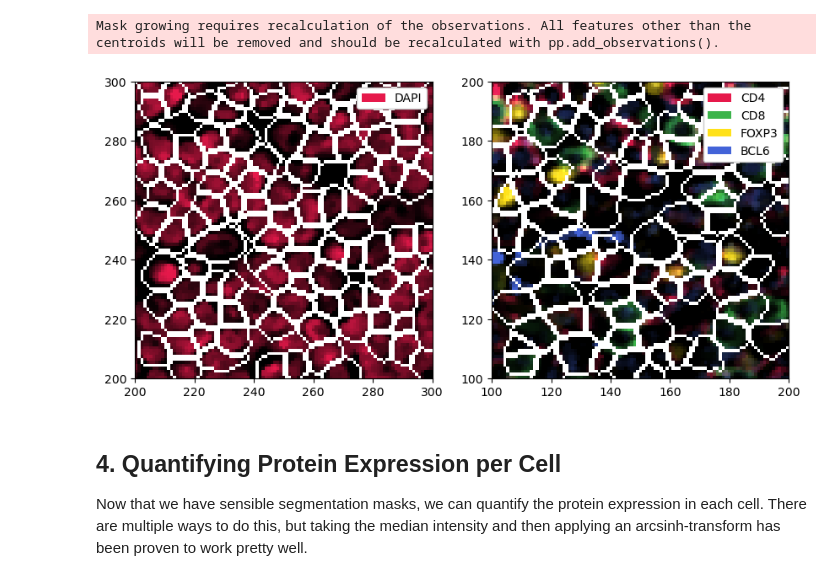
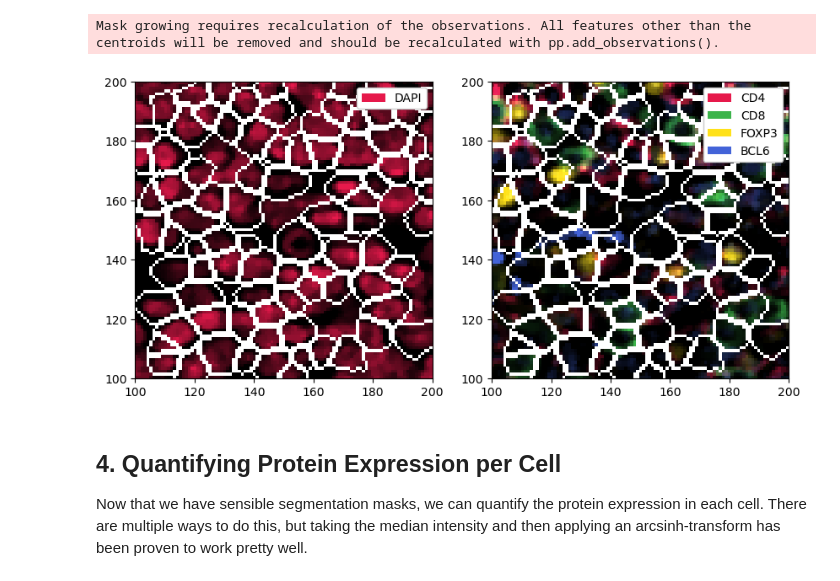
Before and after one commit to sagar87/spatialproteomics, a Jupyter notebook: docs/notebooks/ExampleWorkflow.ipynb, the cells around one changed output. Cells and saved outputs as stored; diff of their text form; code cells hidden in the pictures.

Commit message:
updated segmentation notebooks

```diff
--- a/docs/notebooks/ExampleWorkflow.ipynb
+++ b/docs/notebooks/ExampleWorkflow.ipynb
@@ -165,10 +165,10 @@ Mask growing requires recalculation of the observations. All features other than
 # %%
 # plotting the resulting segmentation masks
 fig, ax = plt.subplots(1, 2, figsize=(10, 5))
-_ = sp_object.pp["DAPI"].pp[200:300, 200:300].pl.show(render_segmentation=True, ax=ax[0])
+_ = sp_object.pp["DAPI"].pp[100:200, 100:200].pl.show(render_segmentation=True, ax=ax[0])
 _ = sp_object.pp[["CD4", "CD8", "FOXP3", "BCL6"]].pp[100:200, 100:200].pl.show(render_segmentation=True, ax=ax[1])
 # %% [output]
-[figure, old version]
+[figure, new version]
 # %% [markdown]
 ## 4. Quantifying Protein Expression per Cell
 Now that we have sensible segmentation masks, we can quantify the protein expression in each cell. There are multiple ways to do this, but taking the median intensity and then applying an arcsinh-transform has been proven to work pretty well.
```
Also changed, not shown: parts of 1 cell of this notebook, 1 other file.
